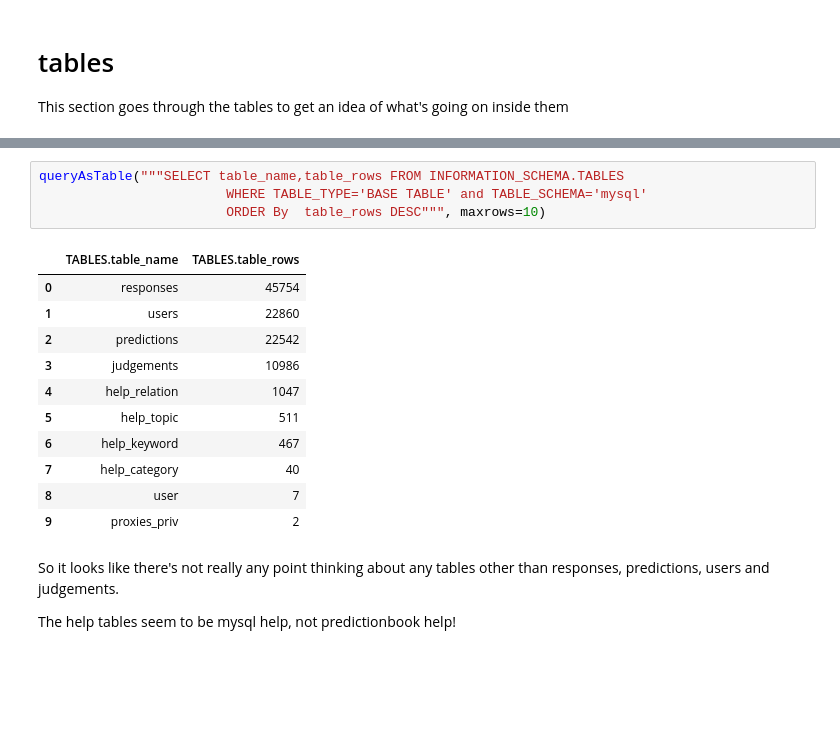
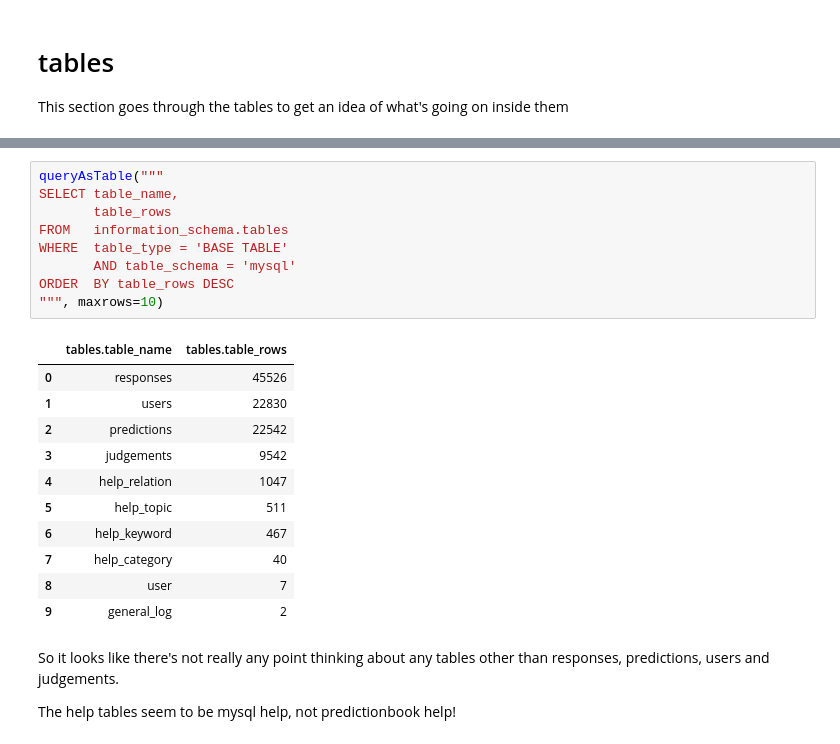
Before and after one commit to notionparallax/GA-DataScience, a Jupyter notebook: Prediction book analysis/PB exploration.ipynb, the cells around one changed output, grey strips where cells are left out. Cells and saved outputs as stored; diff of their text form; blank space fills up the shorter version.

```diff
--- a/Prediction book analysis/PB exploration.ipynb
+++ b/Prediction book analysis/PB exploration.ipynb
@@ -55,19 +83,24 @@ def queryAsTable(query, maxrows=5, how=2):
 # %%
-queryAsTable("""SELECT table_name,table_rows FROM INFORMATION_SCHEMA.TABLES
-                        WHERE TABLE_TYPE='BASE TABLE' and TABLE_SCHEMA='mysql'
-                        ORDER By  table_rows DESC""", maxrows=10)
+queryAsTable("""
+SELECT table_name,
+       table_rows
+FROM   information_schema.tables
+WHERE  table_type = 'BASE TABLE'
+       AND table_schema = 'mysql'
+ORDER  BY table_rows DESC
+""", maxrows=10)
 # %% [output]
-|  | TABLES.table_name | TABLES.table_rows |
-| 0 | responses | 45754 |
-| 1 | users | 22860 |
+|  | tables.table_name | tables.table_rows |
+| 0 | responses | 45526 |
+| 1 | users | 22830 |
 | 2 | predictions | 22542 |
-| 3 | judgements | 10986 |
+| 3 | judgements | 9542 |
 | 4 | help_relation | 1047 |
 | 5 | help_topic | 511 |
 | 6 | help_keyword | 467 |
 | 7 | help_category | 40 |
 | 8 | user | 7 |
-| 9 | proxies_priv | 2 |
+| 9 | general_log | 2 |
 # %% [markdown]
 So it looks like there's not really any point thinking about any tables other than responses, predictions, users and judgements.
 
```
Also changed, not shown: parts of 25 cells of this notebook.
